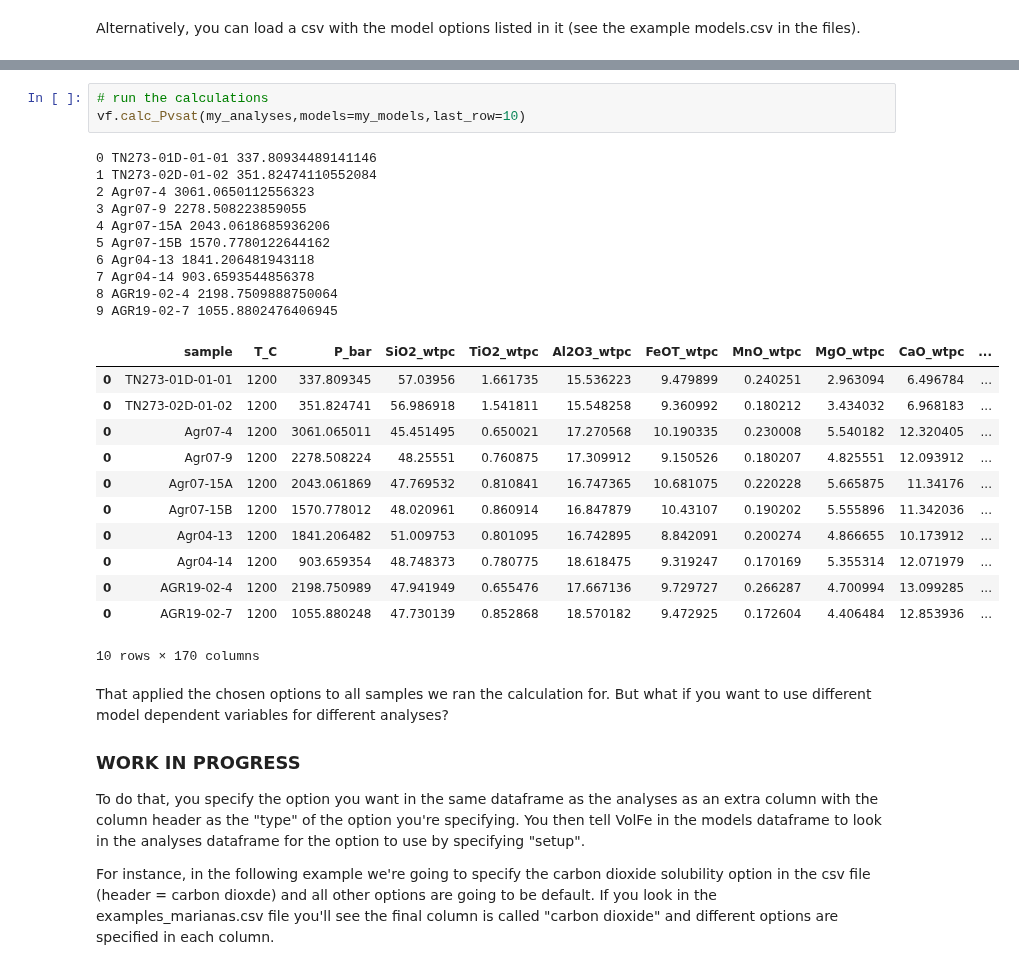
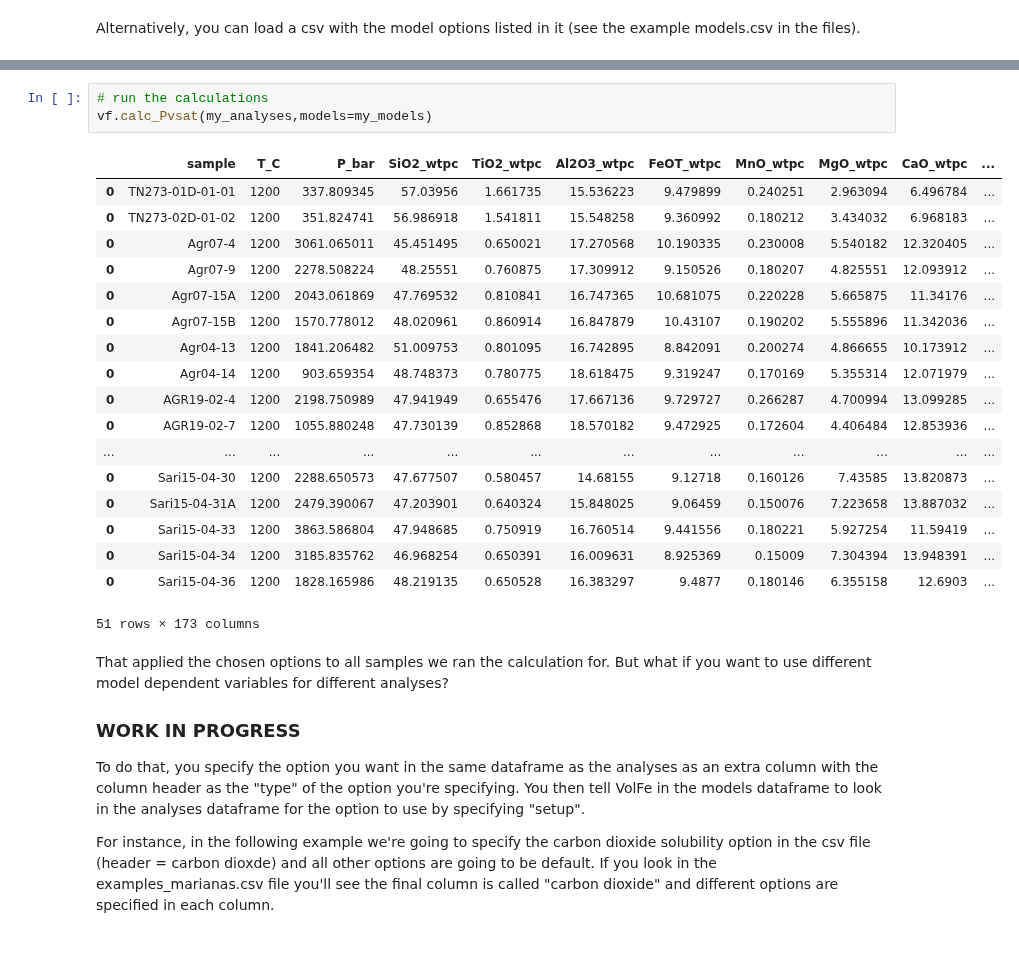
Before and after one commit to eryhughes/VolFe, a Jupyter notebook: docs/Examples/1c. pvsat user_opt.ipynb, the cells around one changed output, grey strips where cells are left out. Cells and saved outputs as stored; diff of their text form.

Commit message:
updated pvsat examples

```diff
--- a/docs/Examples/1c. pvsat user_opt.ipynb
+++ b/docs/Examples/1c. pvsat user_opt.ipynb
@@ -112,29 +143,25 @@ setup             NaN      NaN      NaN
 # %%
 # run the calculations
-vf.calc_Pvsat(my_analyses,models=my_models,last_row=10)
+vf.calc_Pvsat(my_analyses,models=my_models)
 # %% [output]
+|  | sample | T_C | P_bar | SiO2_wtpc | TiO2_wtpc | Al2O3_wtpc | FeOT_wtpc | MnO_wtpc | MgO_wtpc | CaO_wtpc | ... |
+| 0 | TN273-01D-01-01 | 1200 | 337.809345 | 57.03956 | 1.661735 | 15.536223 | 9.479899 | 0.240251 | 2.963094 | 6.496784 | ... |
+| 0 | TN273-02D-01-02 | 1200 | 351.824741 | 56.986918 | 1.541811 | 15.548258 | 9.360992 | 0.180212 | 3.434032 | 6.968183 | ... |
+| 0 | Agr07-4 | 1200 | 3061.065011 | 45.451495 | 0.650021 | 17.270568 | 10.190335 | 0.230008 | 5.540182 | 12.320405 | ... |
+| 0 | Agr07-9 | 1200 | 2278.508224 | 48.25551 | 0.760875 | 17.309912 | 9.150526 | 0.180207 | 4.825551 | 12.093912 | ... |
+| 0 | Agr07-15A | 1200 | 2043.061869 | 47.769532 | 0.810841 | 16.747365 | 10.681075 | 0.220228 | 5.665875 | 11.34176 | ... |
+| 0 | Agr07-15B | 1200 | 1570.778012 | 48.020961 | 0.860914 | 16.847879 | 10.43107 | 0.190202 | 5.555896 | 11.342036 | ... |
+| 0 | Agr04-13 | 1200 | 1841.206482 | 51.009753 | 0.801095 | 16.742895 | 8.842091 | 0.200274 | 4.866655 | 10.173912 | ... |
+| 0 | Agr04-14 | 1200 | 903.659354 | 48.748373 | 0.780775 | 18.618475 | 9.319247 | 0.170169 | 5.355314 | 12.071979 | ... |
+| 0 | AGR19-02-4 | 1200 | 2198.750989 | 47.941949 | 0.655476 | 17.667136 | 9.729727 | 0.266287 | 4.700994 | 13.099285 | ... |
+| 0 | AGR19-02-7 | 1200 | 1055.880248 | 47.730139 | 0.852868 | 18.570182 | 9.472925 | 0.172604 | 4.406484 | 12.853936 | ... |
+| ... | ... | ... | ... | ... | ... | ... | ... | ... | ... | ... | ... |
+| 0 | Sari15-04-30 | 1200 | 2288.650573 | 47.677507 | 0.580457 | 14.68155 | 9.12718 | 0.160126 | 7.43585 | 13.820873 | ... |
+| 0 | Sari15-04-31A | 1200 | 2479.390067 | 47.203901 | 0.640324 | 15.848025 | 9.06459 | 0.150076 | 7.223658 | 13.887032 | ... |
+| 0 | Sari15-04-33 | 1200 | 3863.586804 | 47.948685 | 0.750919 | 16.760514 | 9.441556 | 0.180221 | 5.927254 | 11.59419 | ... |
+| 0 | Sari15-04-34 | 1200 | 3185.835762 | 46.968254 | 0.650391 | 16.009631 | 8.925369 | 0.15009 | 7.304394 | 13.948391 | ... |
+| 0 | Sari15-04-36 | 1200 | 1828.165986 | 48.219135 | 0.650528 | 16.383297 | 9.4877 | 0.180146 | 6.355158 | 12.6903 | ... |
-0 TN273-01D-01-01 337.80934489141146
-1 TN273-02D-01-02 351.82474110552084
-2 Agr07-4 3061.0650112556323
-3 Agr07-9 2278.508223859055
-4 Agr07-15A 2043.0618685936206
-5 Agr07-15B 1570.7780122644162
-6 Agr04-13 1841.206481943118
-7 Agr04-14 903.6593544856378
-8 AGR19-02-4 2198.7509888750064
-9 AGR19-02-7 1055.8802476406945
+51 rows × 173 columns
-|  | sample | T_C | P_bar | SiO2_wtpc | TiO2_wtpc | Al2O3_wtpc | FeOT_wtpc | MnO_wtpc | MgO_wtpc | CaO_wtpc | ... |
-| 0 | TN273-01D-01-01 | 1200 | 337.809345 | 57.03956 | 1.661735 | 15.536223 | 9.479899 | 0.240251 | 2.963094 | 6.496784 | ... |
-| 0 | TN273-02D-01-02 | 1200 | 351.824741 | 56.986918 | 1.541811 | 15.548258 | 9.360992 | 0.180212 | 3.434032 | 6.968183 | ... |
-| 0 | Agr07-4 | 1200 | 3061.065011 | 45.451495 | 0.650021 | 17.270568 | 10.190335 | 0.230008 | 5.540182 | 12.320405 | ... |
-| 0 | Agr07-9 | 1200 | 2278.508224 | 48.25551 | 0.760875 | 17.309912 | 9.150526 | 0.180207 | 4.825551 | 12.093912 | ... |
-| 0 | Agr07-15A | 1200 | 2043.061869 | 47.769532 | 0.810841 | 16.747365 | 10.681075 | 0.220228 | 5.665875 | 11.34176 | ... |
-| 0 | Agr07-15B | 1200 | 1570.778012 | 48.020961 | 0.860914 | 16.847879 | 10.43107 | 0.190202 | 5.555896 | 11.342036 | ... |
-| 0 | Agr04-13 | 1200 | 1841.206482 | 51.009753 | 0.801095 | 16.742895 | 8.842091 | 0.200274 | 4.866655 | 10.173912 | ... |
-| 0 | Agr04-14 | 1200 | 903.659354 | 48.748373 | 0.780775 | 18.618475 | 9.319247 | 0.170169 | 5.355314 | 12.071979 | ... |
-| 0 | AGR19-02-4 | 1200 | 2198.750989 | 47.941949 | 0.655476 | 17.667136 | 9.729727 | 0.266287 | 4.700994 | 13.099285 | ... |
-| 0 | AGR19-02-7 | 1200 | 1055.880248 | 47.730139 | 0.852868 | 18.570182 | 9.472925 | 0.172604 | 4.406484 | 12.853936 | ... |
-10 rows × 170 columns
 # %% [markdown]
 That applied the chosen options to all samples we ran the calculation for. But what if you want to use different model dependent variables for different analyses?
 
```
Also changed, not shown: parts of 13 cells of this notebook, 2 other files.
